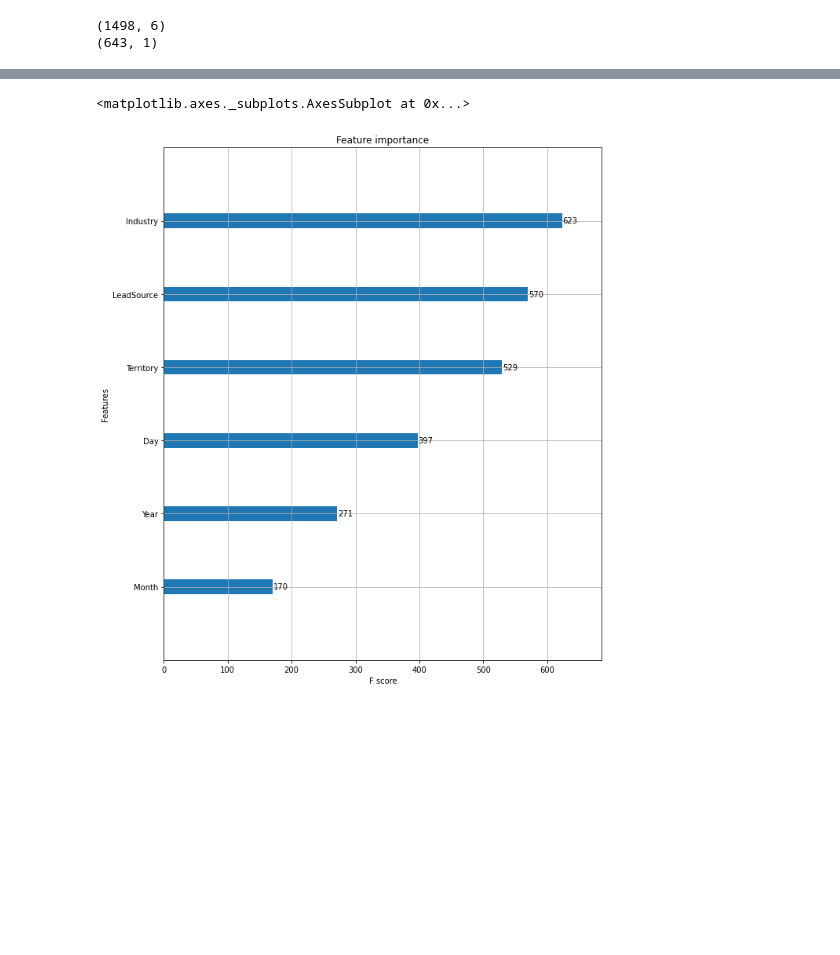
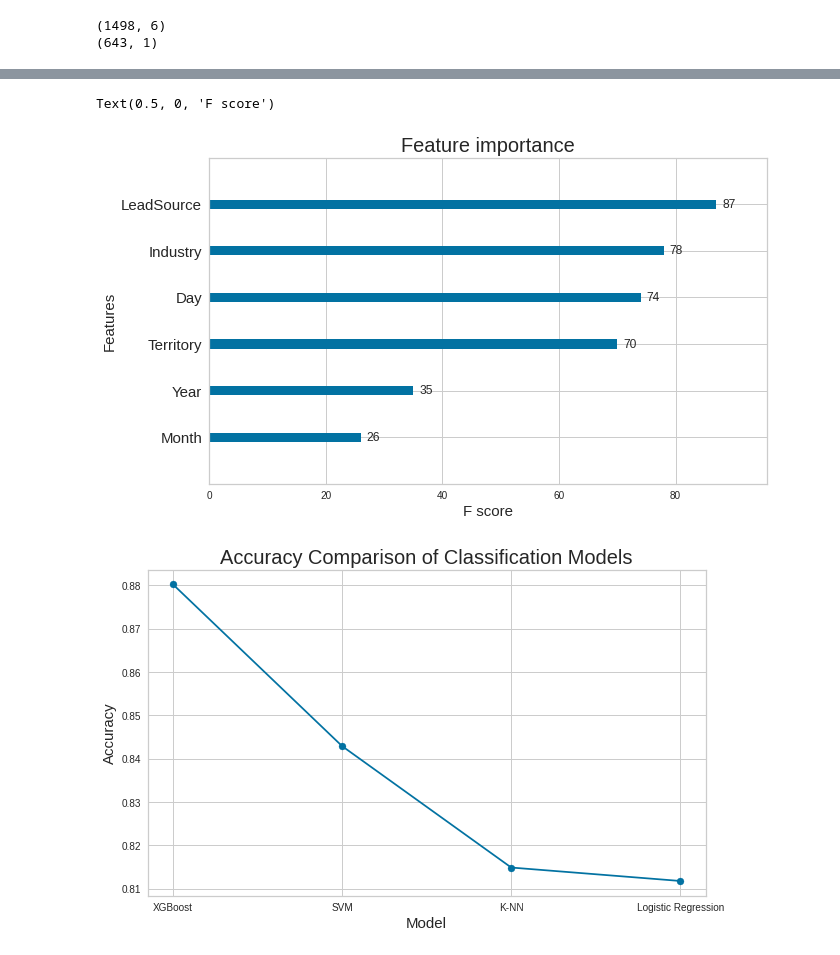
Before and after one commit to girlwcode/sales-analysis-public, a Jupyter notebook: code/Modeling/XGBoost_Classification_0827.ipynb, the cells around one changed output, grey strips where cells are left out. Saved outputs shown, nothing was run; the diff lists cells and outputs as text; code cells hidden in the pictures; blank space fills up the shorter version.

```diff
--- a/code/Modeling/XGBoost_Classification_0827.ipynb
+++ b/code/Modeling/XGBoost_Classification_0827.ipynb
@@ -14,7 +15,7 @@ Drive already mounted at /content/drive; to attempt to forcibly remount, call dr
 # Load the Dataset
 deal = pd.read_csv('/content/drive/MyDrive/데청캠_인바디/ZohoCRM_Dataset/deal_closed_prediction_data.csv')
 
-print(deal)
+print(deal.head())
 
 X = deal[['Year', 'Month', 'Day', 'LeadSource', 'Territory', 'Industry']]
 y = deal[['Stage']]
@@ -22,8 +23,14 @@ y = deal[['Stage']]
 print(y.value_counts())
 
 # Min-Max Scaling
-scaler = preprocessing.MinMaxScaler(feature_range=(0, 1))
-scaler = scaler.fit(X)
-scaled = scaler.transform(X)
-scaled_X = pd.DataFrame(scaled,columns=['Year', 'Month', 'Day', 'LeadSource', 'Territory', 'Industry'])
+# scaler = preprocessing.MinMaxScaler(feature_range=(0, 1))
+# scaler = scaler.fit(X)
+# scaled = scaler.transform(X)
+# scaled_X = pd.DataFrame(scaled,columns=['Year', 'Month', 'Day', 'LeadSource', 'Territory', 'Industry'])
+
+# StandarScaler 적용
+scaler = StandardScaler()
+scaler.fit(X)
+X_scaled = scaler.transform(X)
+scaled_X = pd.DataFrame(X_scaled,columns=['Year', 'Month', 'Day', 'LeadSource', 'Territory', 'Industry'])
 # %% [output]
@@ -55,8 +54,7 @@ print(y_test.shape)
 (1498, 6)
 (643, 1)
 # %%
-model = XGBClassifier(booster='gbtree',n_estimators= 200, learning_rate=0.04, gamma=1.3, silent=0,reg_alpha=.1,reg_lambda=1.34,
-                      max_depth=7, objective='binary:logistic')
+model = XGBClassifier(booster='gbtree',n_estimators= 300, learning_rate=0.37, gamma=1.6, silent=0,reg_alpha=.22,reg_lambda=1.65,max_depth=9, objective='binary:logistic')
 model.fit(X_train, y_train)
 print('Accuracy of Train : ',model.score(X_train,y_train)*100,'%')
 pred_y = model.predict(X_test)
@@ -96,9 +129,13 @@ AUC: 0.8701
 # %%
 import matplotlib.pyplot as plt
 from xgboost import plot_importance
 # 특성 중요도 시각화
-fig, ax = plt.subplots(figsize=(10,12))
+fig, ax = plt.subplots(figsize=(10,6))
 plot_importance(model, ax=ax)
+plt.title('Feature importance', fontsize = 20)
+plt.yticks(fontsize = 15)
+plt.ylabel('Features', fontsize = 15)
+plt.xlabel('F score', fontsize = 15)
 # %% [output]
-<matplotlib.axes._subplots.AxesSubplot at 0x...>
+Text(0.5, 0, 'F score')
-[figure, old version]
+[figure, new version]
@@ -104,0 +150,20 @@ plot_importance(model, ax=ax)
+# %%
+# Plot the Other Accuracy
+x = ['XGBoost','SVM','K-NN','Logistic Regression']
+y = [0.8802, 0.8429, 0.8149,0.8118]
+
+plt.figure(figsize=(10,6))
+plt.title('Accuracy Comparison of Classification Models', fontsize=20)
+# for i, x_ in enumerate(x):
+#     plt.text(x_, y[i], y[i],
+#              fontsize=10,
+#              color='black',
+#              horizontalalignment='center',
+#              verticalalignment='bottom')
+plt.scatter(x,y)
+plt.plot(x,y)
+plt.ylabel('Accuracy', fontsize = 15)
+plt.xlabel('Model', fontsize = 15)
+plt.show()
+# %% [output]
+[figure, added]
```
Also changed, not shown: parts of 7 cells of this notebook, 1 other file.
